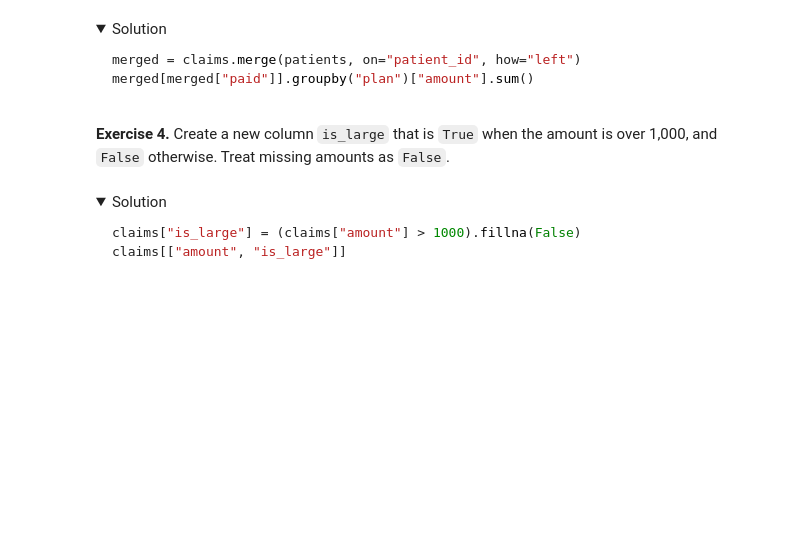
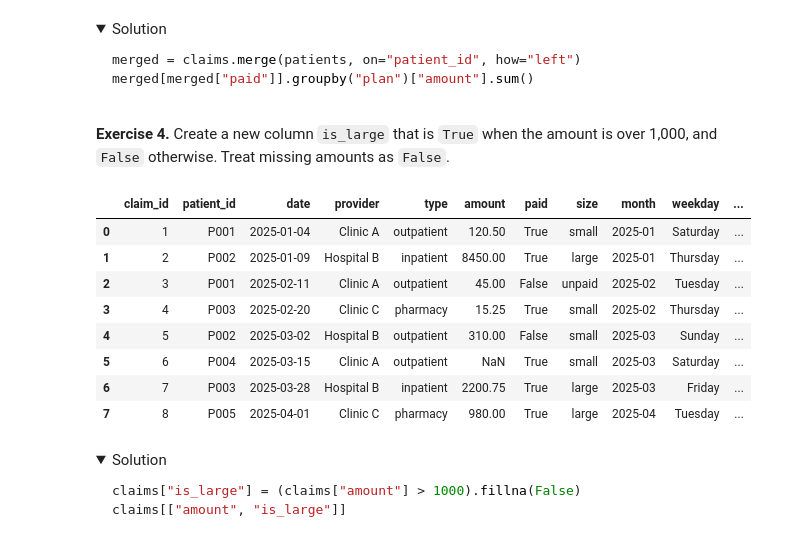
Before and after one commit to Feared81/health-claim-cost-model, a Jupyter notebook: notebooks/pandas_lesson.ipynb, the cells around one changed output. Saved outputs shown, nothing was run; the diff lists cells and outputs as text; code cells hidden in the pictures; folded sections open; blank space fills up the shorter version.

```diff
--- a/notebooks/pandas_lesson.ipynb
+++ b/notebooks/pandas_lesson.ipynb
@@ -326,3 +669,18 @@ merged[merged["paid"]].groupby("plan")["amount"].sum()
+# %%
+claims["is_large"] = np.where(
+    claims["amount"] > 1000,
+      "True", "False")
+claims
+# %% [output]
+|  | claim_id | patient_id | date | provider | type | amount | paid | size | month | weekday | ... |
+| 0 | 1 | P001 | 2025-01-04 | Clinic A | outpatient | 120.50 | True | small | 2025-01 | Saturday | ... |
+| 1 | 2 | P002 | 2025-01-09 | Hospital B | inpatient | 8450.00 | True | large | 2025-01 | Thursday | ... |
+| 2 | 3 | P001 | 2025-02-11 | Clinic A | outpatient | 45.00 | False | unpaid | 2025-02 | Tuesday | ... |
+| 3 | 4 | P003 | 2025-02-20 | Clinic C | pharmacy | 15.25 | True | small | 2025-02 | Thursday | ... |
+| 4 | 5 | P002 | 2025-03-02 | Hospital B | outpatient | 310.00 | False | small | 2025-03 | Sunday | ... |
+| 5 | 6 | P004 | 2025-03-15 | Clinic A | outpatient | NaN | True | small | 2025-03 | Saturday | ... |
+| 6 | 7 | P003 | 2025-03-28 | Hospital B | inpatient | 2200.75 | True | large | 2025-03 | Friday | ... |
+| 7 | 8 | P005 | 2025-04-01 | Clinic C | pharmacy | 980.00 | True | large | 2025-04 | Tuesday | ... |
 # %% [markdown]
 <details><summary>Solution</summary>
 
```
Also changed, not shown: parts of 40 cells of this notebook, 5 other files.
